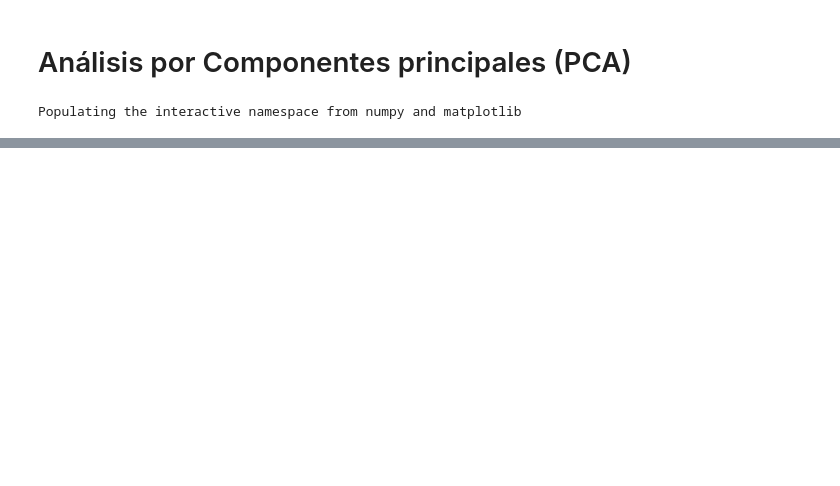
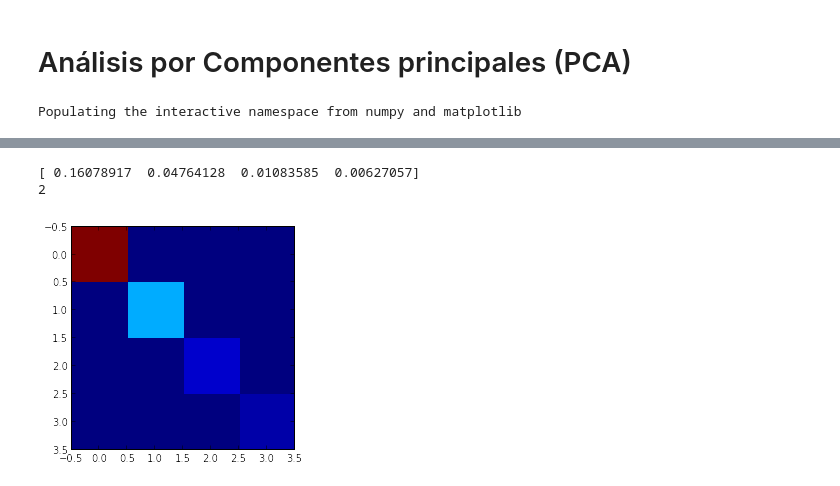
Before and after one commit to JuanRAlvarez/Tarea-4, a Jupyter notebook: Pobreza.ipynb, the cells around one changed output, grey strips where cells are left out. Drawn from its saved outputs; the diff is of its cells as text; code cells hidden in the pictures; blank space fills up the shorter version.

```diff
--- a/Pobreza.ipynb
+++ b/Pobreza.ipynb
@@ -88,0 +69,24 @@ for i in range(n_dims):
+# %%
+#Calculo los valores propios
+vip =-np.sort(-linalg.eig(d)[0])
+imshow(diag(vip),interpolation = 'nearest')
+total= np.sum(vip)
+total*0.9
+
+n = 0
+
+print vip
+
+for i in range(n_dims):
+    n = n + vip[i]/total
+
+    if (n>0.9):
+        n_importantes = i+1
+        #print vip[i]
+        break
+
+print n_importantes
+# %% [output]
+[ 0.16078917  0.04764128  0.01083585  0.00627057]
+2
+[figure, added]
```
Also changed, not shown: parts of 4 cells of this notebook, 1 other file.
